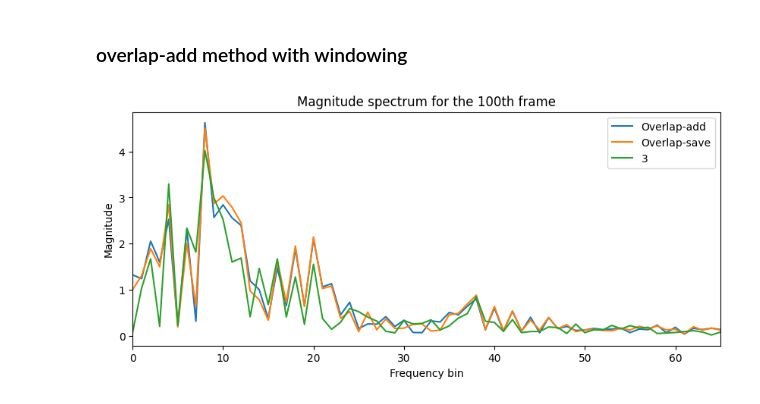
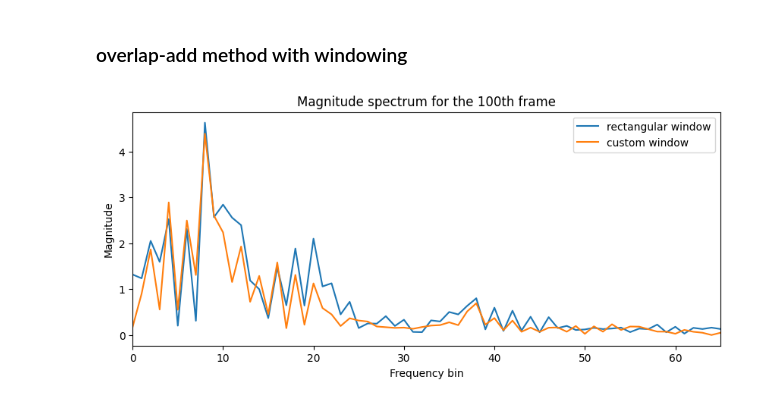
Before and after one commit to YuseonChoi/basic-speech-processing, a Jupyter notebook: overlapAdd_overlapSave/assignment2.ipynb, the cells around one changed output. Saved outputs shown, nothing was run; the diff lists cells and outputs as text; code cells hidden in the pictures.

```diff
--- a/overlapAdd_overlapSave/assignment2.ipynb
+++ b/overlapAdd_overlapSave/assignment2.ipynb
@@ -181,23 +160,15 @@ plt.show()
 # %% [markdown]
 ### overlap-add method with windowing
 # %%
-import torch
-import torchaudio
-import numpy as np
 import scipy.signal
 
-# Read the input .wav file
 filename = 'input.wav'
-waveform, sample_rate = torchaudio.load(filename)
-
-# Ensure the waveform is a 1D tensor
-waveform = waveform.squeeze()
+waveform, sr = torchaudio.load(filename)
+waveform = waveform[0]
 
 # LPF: Moving average filter
 P = 11
 h = torch.ones(P) / P
-
-# Frame shift
 L = 80
 
 # Window definition
@@ -206,20 +177,20 @@ window = torch.cat([
     torch.tensor(hann_window[:24]),
     torch.ones(56),
     torch.tensor(hann_window[24:]),
-    torch.ones(128 - 104)  # Padding with ones to make the window length 128
+    torch.zeros(128 - 104)  # Padding with ones to make the window length 128
 ])
 
 # Prepare the output signal with padding to accommodate overlap-add
 num_frames = (waveform.size(0) + L - 1) // L
 output_signal_length = L * num_frames + (N - L)
-output_signal = torch.zeros(output_signal_length)
+output_signal3 = torch.zeros(output_signal_length)
 
 # Prepare the padded signal for overlap-add
 padded_signal = torch.cat([torch.zeros(24), waveform, torch.zeros(N - (waveform.size(0) % L) - 24)])
 
 for i in range(num_frames):
     # Get the current frame
-    start_idx = i * hop_size
+    start_idx = i * 80
     end_idx = start_idx + N
     frame = padded_signal[start_idx:end_idx]
 
@@ -245,24 +216,23 @@ for i in range(num_frames):
     filtered_frame = torch.fft.ifft(filtered_fft).real
 
     # Overlap-add the result to the output signal
-    output_signal[start_idx:start_idx + N] += filtered_frame
+    output_signal3[start_idx:start_idx + N] += filtered_frame
 
 # Trim the output signal to the original length
-output_signal = output_signal[24:24+waveform.size(0)]
+output_signal3 = output_signal3[24:24+waveform.size(0)]
 
-# Save the output signal
-output_filename = 'output.wav'
-torchaudio.save(output_filename, output_signal.unsqueeze(0), sample_rate)
+
+torchaudio.save('output3.wav', output_signal3.unsqueeze(0), sr)
 # %%
 plt.figure(figsize=(10,4))
-plt.plot(Y1, label = 'Overlap-add')
-plt.plot(Y3, label = 'Overlap-save')
-plt.plot(cc, label = '3')
+plt.plot(Y1, label = 'rectangular window')
+# plt.plot(Y3, label = 'Overlap-save')
+plt.plot(cc, label = 'custom window')
 plt.xlim(0,65)
 plt.title("Magnitude spectrum for the 100th frame")
 plt.xlabel("Frequency bin")
 plt.ylabel("Magnitude")
 plt.legend()
 plt.show()
 # %% [output]
-[figure, old version]
+[figure, new version]
```
Also changed, not shown: parts of 9 cells of this notebook, 6 other files.
